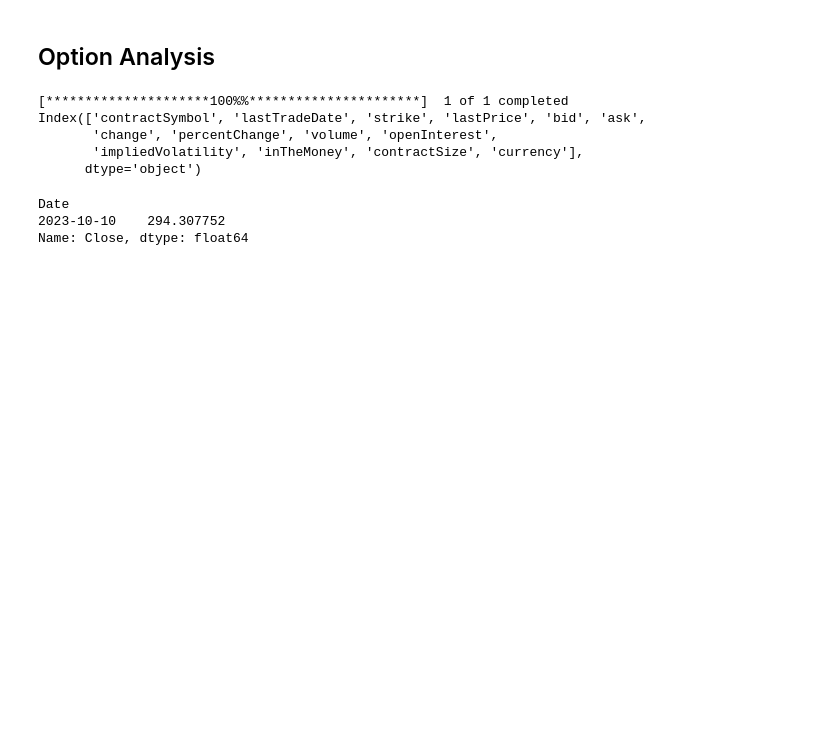
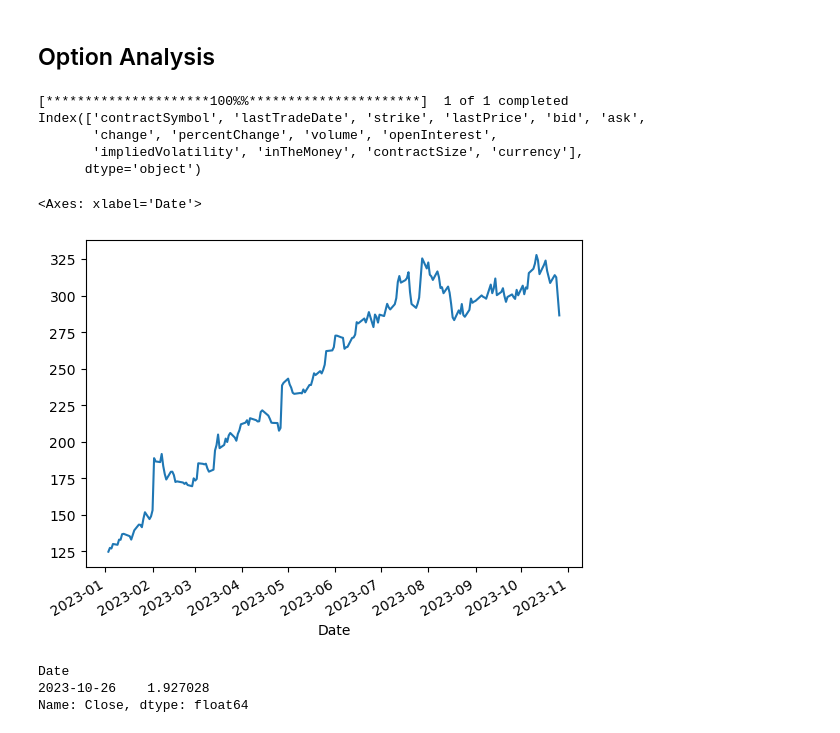
Before and after one commit to ansingh16/derivative_pricing, a Jupyter notebook: Code/Pricing.ipynb, the cells around one changed output. Cells and saved outputs as stored; diff of their text form; code cells hidden in the pictures; blank space fills up the shorter version.

```diff
--- a/Code/Pricing.ipynb
+++ b/Code/Pricing.ipynb
@@ -252,11 +252,16 @@ Index(['contractSymbol', 'lastTradeDate', 'strike', 'lastPrice', 'bid', 'ask',
        'change', 'percentChange', 'volume', 'openInterest',
        'impliedVolatility', 'inTheMoney', 'contractSize', 'currency'],
       dtype='object')
+# %%
+stock_data['Close'].plot()
+# %% [output]
+<Axes: xlabel='Date'>
+[figure, added]
 # %%
 from Option_pricing import Pricing_Models
 from datetime import datetime
 
-t_ini='2023-10-10'
+t_ini='2023-10-26'
 
 
 # Parse the date strings into datetime objects
@@ -277,7 +282,7 @@ model = Pricing_Models(strike_price,risk_free_rate,Expiry,volatility,deltat)
 model.Black_Scholes(price,t_now,"call")
 # %% [output]
 Date
-2023-10-10    294.307752
+2023-10-26    1.927028
 Name: Close, dtype: float64
 # %%
 calls.loc[calls.lastTradeDate==t_ini,'lastPrice'].values[0]
```
Also changed, not shown: parts of 2 cells of this notebook, 4 other files.
